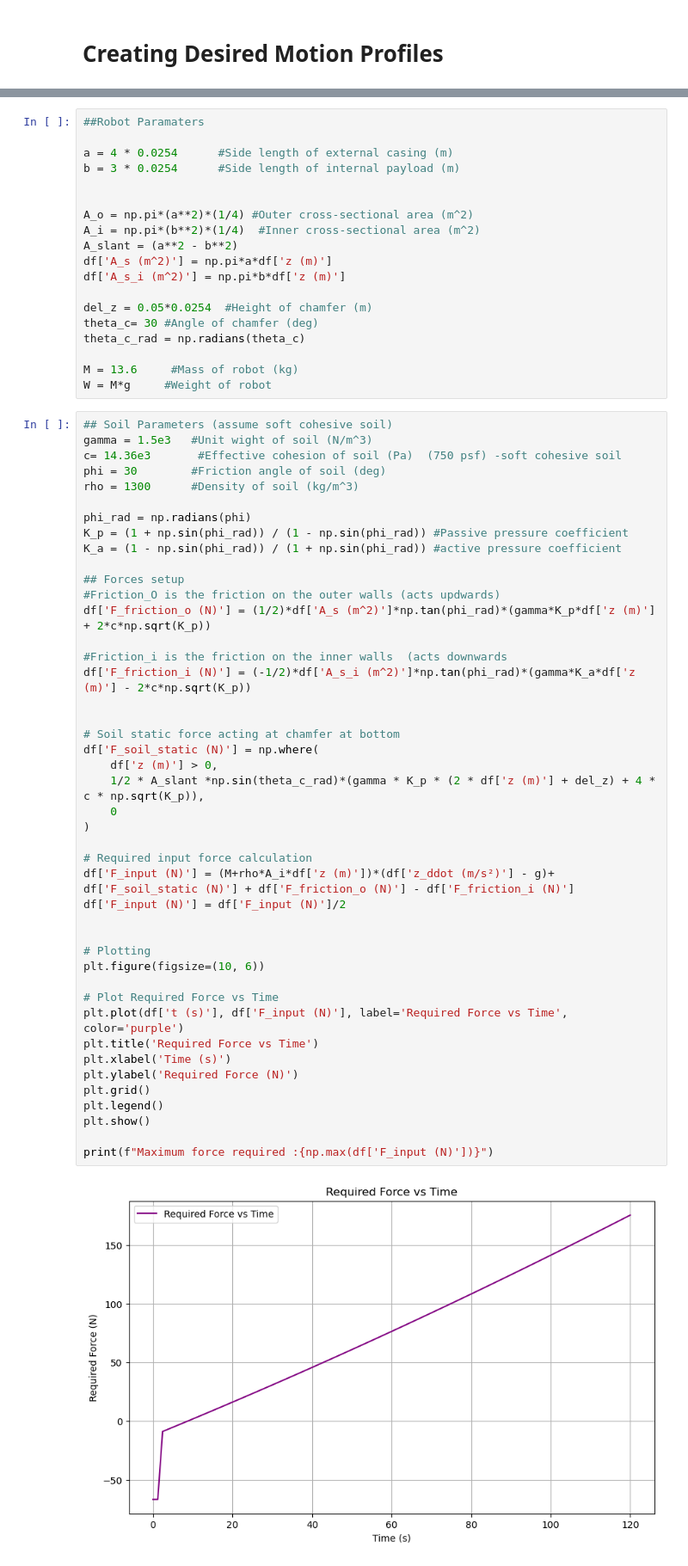
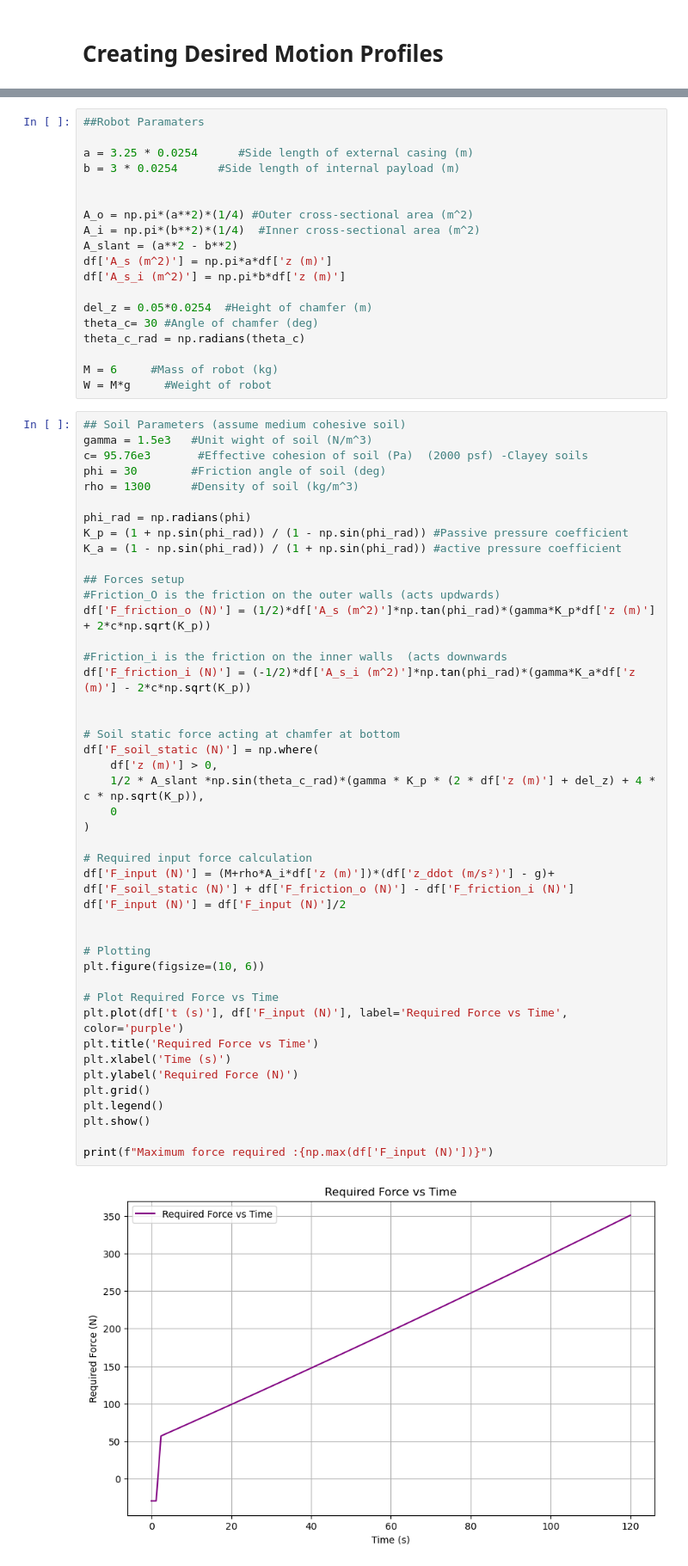
Before and after one commit to lokichubs/TerraProbe, a Jupyter notebook: Modeling Work/prelim_phys_model.ipynb, the cells around one changed output, grey strips where cells are left out. Shown at 86% size. Saved outputs shown, nothing was run; the diff lists cells and outputs as text.

```diff
--- a/Modeling Work/prelim_phys_model.ipynb
+++ b/Modeling Work/prelim_phys_model.ipynb
@@ -85,7 +85,7 @@ plt.show()
 # %%
 ##Robot Paramaters
 
-a = 4 * 0.0254      #Side length of external casing (m)
+a = 3.25 * 0.0254      #Side length of external casing (m)
 b = 3 * 0.0254      #Side length of internal payload (m)
 
 
@@ -99,12 +99,12 @@ del_z = 0.05*0.0254  #Height of chamfer (m)
 theta_c= 30 #Angle of chamfer (deg)
 theta_c_rad = np.radians(theta_c)
 
-M = 13.6     #Mass of robot (kg)
+M = 6     #Mass of robot (kg)
 W = M*g     #Weight of robot
 # %%
-## Soil Parameters (assume soft cohesive soil)
+## Soil Parameters (assume medium cohesive soil)
 gamma = 1.5e3   #Unit wight of soil (N/m^3)
-c= 14.36e3       #Effective cohesion of soil (Pa)  (750 psf) -soft cohesive soil
+c= 95.76e3       #Effective cohesion of soil (Pa)  (2000 psf) -Clayey soils
 phi = 30        #Friction angle of soil (deg)
 rho = 1300      #Density of soil (kg/m^3)
 
@@ -119,31 +119,31 @@ df['F_friction_o (N)'] = (1/2)*df['A_s (m^2)']*np.tan(phi_rad)*(gamma*K_p*df['z
 #Friction_i is the friction on the inner walls  (acts downwards
 df['F_friction_i (N)'] = (-1/2)*df['A_s_i (m^2)']*np.tan(phi_rad)*(gamma*K_a*df['z (m)'] - 2*c*np.sqrt(K_p))
 
 
 # Soil static force acting at chamfer at bottom
 df['F_soil_static (N)'] = np.where(
     df['z (m)'] > 0,
     1/2 * A_slant *np.sin(theta_c_rad)*(gamma * K_p * (2 * df['z (m)'] + del_z) + 4 * c * np.sqrt(K_p)),
     0
 )
 
 # Required input force calculation
 df['F_input (N)'] = (M+rho*A_i*df['z (m)'])*(df['z_ddot (m/s²)'] - g)+ df['F_soil_static (N)'] + df['F_friction_o (N)'] - df['F_friction_i (N)']
 df['F_input (N)'] = df['F_input (N)']/2
 
 
 # Plotting
 plt.figure(figsize=(10, 6))
 
 # Plot Required Force vs Time
 plt.plot(df['t (s)'], df['F_input (N)'], label='Required Force vs Time', color='purple')
 plt.title('Required Force vs Time')
 plt.xlabel('Time (s)')
 plt.ylabel('Required Force (N)')
 plt.grid()
 plt.legend()
 plt.show()
 
 print(f"Maximum force required :{np.max(df['F_input (N)'])}")
 # %% [output]
-[figure, old version]
+[figure, new version]
```
Also changed, not shown: parts of 2 cells of this notebook.
